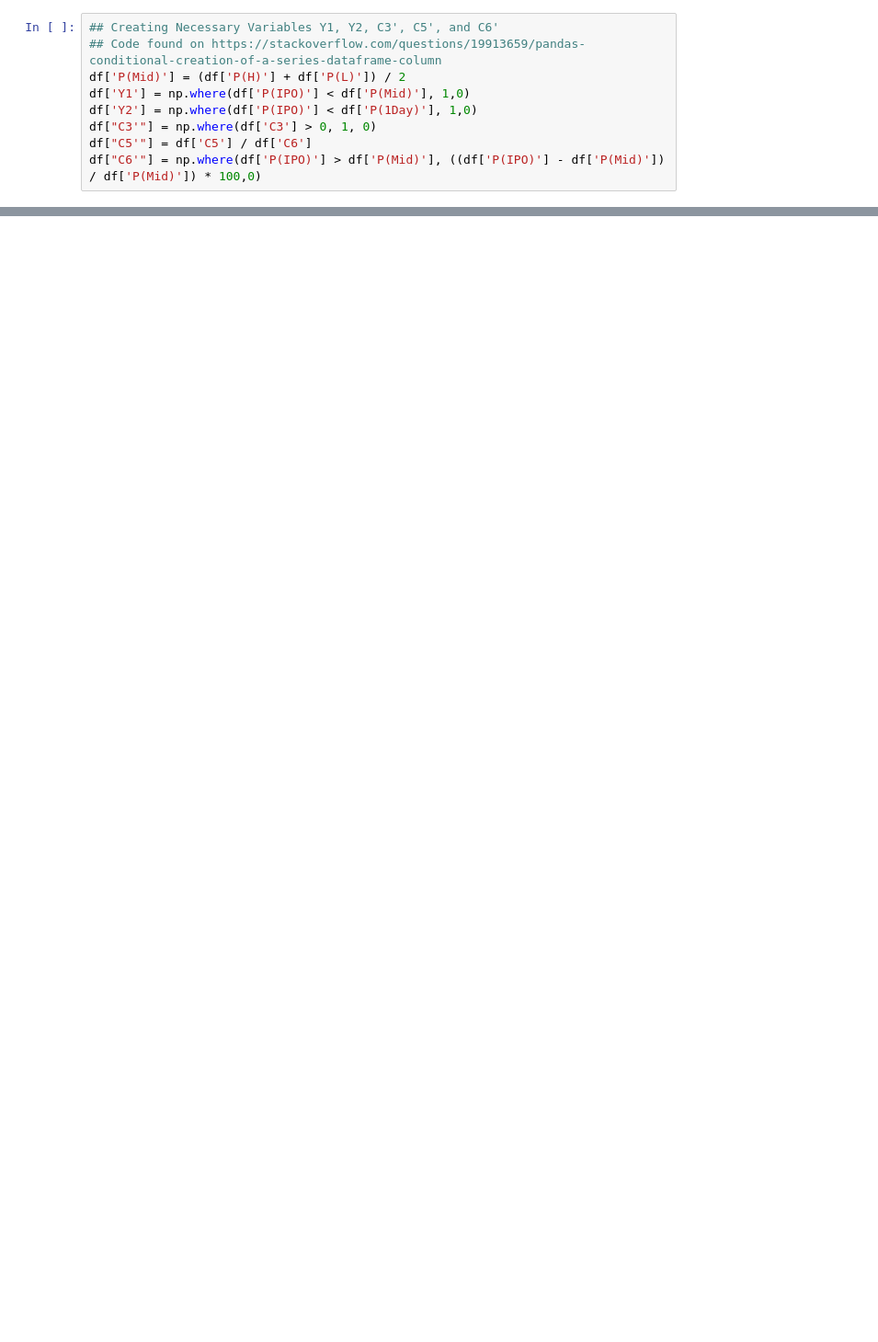
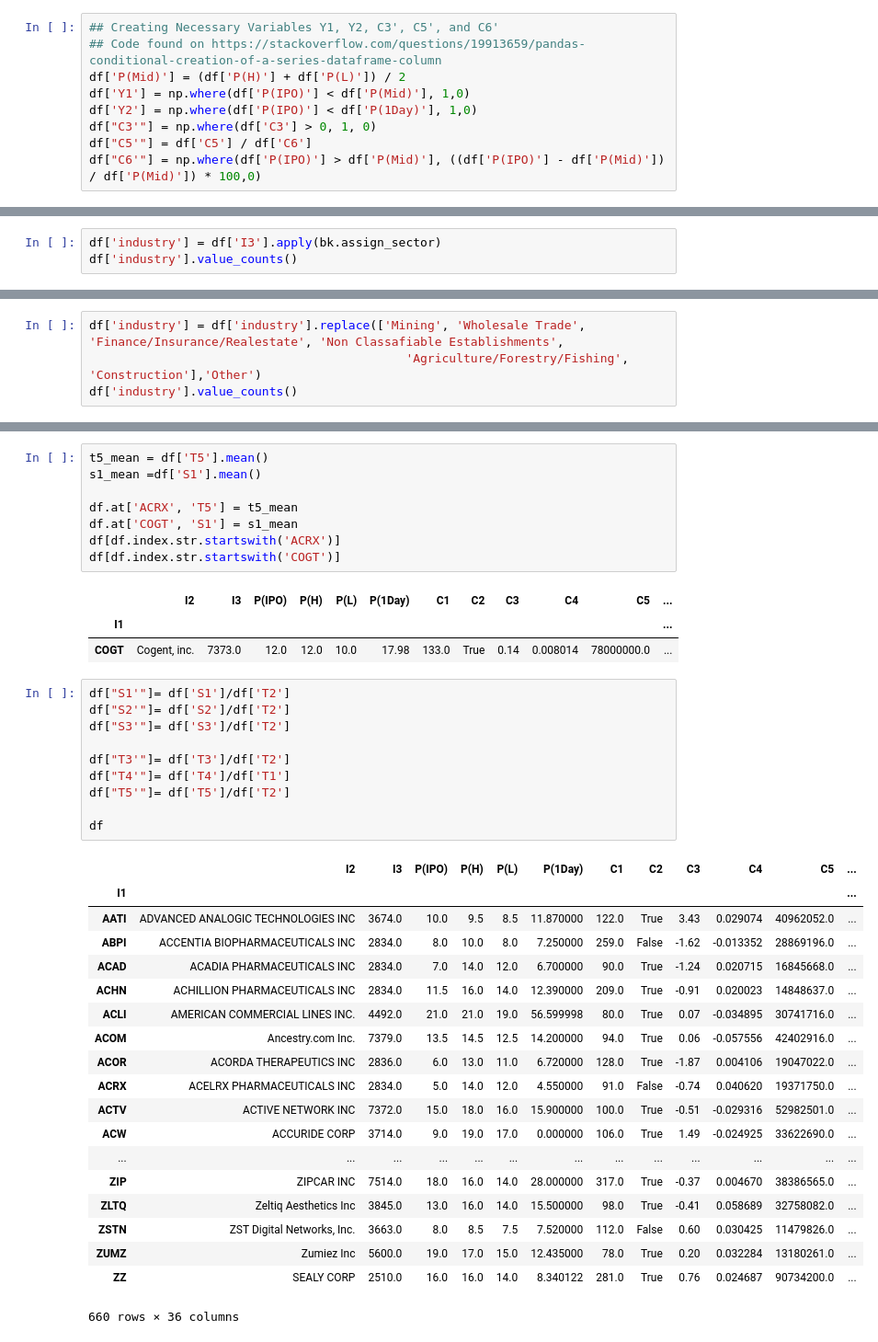
Before and after one commit to BA545-SP2019/2019-competition1-krb, a Jupyter notebook: main_Brian.ipynb, the cells around one changed output, grey strips where cells are left out. Shown at 92% size. Saved outputs shown, nothing was run; the diff lists cells and outputs as text; blank space fills up the shorter version.

```diff
--- a/main_Brian.ipynb
+++ b/main_Brian.ipynb
@@ -166,0 +168,3 @@ df.to_csv('outtest.csv')
+# %%
+df['industry'] = df['I3'].apply(bk.assign_sector)
+df['industry'].value_counts()
@@ -166,0 +183,4 @@ df.to_csv('outtest.csv')
+# %%
+df['industry'] = df['industry'].replace(['Mining', 'Wholesale Trade', 'Finance/Insurance/Realestate', 'Non Classafiable Establishments',
+                                            'Agriculture/Forestry/Fishing', 'Construction'],'Other')
+df['industry'].value_counts()
@@ -166,0 +194,42 @@ df.to_csv('outtest.csv')
+# %%
+t5_mean = df['T5'].mean()
+s1_mean =df['S1'].mean()
+
+df.at['ACRX', 'T5'] = t5_mean
+df.at['COGT', 'S1'] = s1_mean
+df[df.index.str.startswith('ACRX')]
+df[df.index.str.startswith('COGT')]
+# %% [output]
+|  | I2 | I3 | P(IPO) | P(H) | P(L) | P(1Day) | C1 | C2 | C3 | C4 | C5 | ... |
+| I1 |  |  |  |  |  |  |  |  |  |  |  | ... |
+| COGT | Cogent, inc. | 7373.0 | 12.0 | 12.0 | 10.0 | 17.98 | 133.0 | True | 0.14 | 0.008014 | 78000000.0 | ... |
+# %%
+df["S1'"]= df['S1']/df['T2']
+df["S2'"]= df['S2']/df['T2']
+df["S3'"]= df['S3']/df['T2']
+
+df["T3'"]= df['T3']/df['T2']
+df["T4'"]= df['T4']/df['T1']
+df["T5'"]= df['T5']/df['T2']
+
+df
+# %% [output]
+|  | I2 | I3 | P(IPO) | P(H) | P(L) | P(1Day) | C1 | C2 | C3 | C4 | C5 | ... |
+| I1 |  |  |  |  |  |  |  |  |  |  |  | ... |
+| AATI | ADVANCED ANALOGIC TECHNOLOGIES INC | 3674.0 | 10.0 | 9.5 | 8.5 | 11.870000 | 122.0 | True | 3.43 | 0.029074 | 40962052.0 | ... |
+| ABPI | ACCENTIA BIOPHARMACEUTICALS INC | 2834.0 | 8.0 | 10.0 | 8.0 | 7.250000 | 259.0 | False | -1.62 | -0.013352 | 28869196.0 | ... |
+| ACAD | ACADIA PHARMACEUTICALS INC | 2834.0 | 7.0 | 14.0 | 12.0 | 6.700000 | 90.0 | True | -1.24 | 0.020715 | 16845668.0 | ... |
+| ACHN | ACHILLION PHARMACEUTICALS INC | 2834.0 | 11.5 | 16.0 | 14.0 | 12.390000 | 209.0 | True | -0.91 | 0.020023 | 14848637.0 | ... |
+| ACLI | AMERICAN COMMERCIAL LINES INC. | 4492.0 | 21.0 | 21.0 | 19.0 | 56.599998 | 80.0 | True | 0.07 | -0.034895 | 30741716.0 | ... |
+| ACOM | Ancestry.com Inc. | 7379.0 | 13.5 | 14.5 | 12.5 | 14.200000 | 94.0 | True | 0.06 | -0.057556 | 42402916.0 | ... |
+| ACOR | ACORDA THERAPEUTICS INC | 2836.0 | 6.0 | 13.0 | 11.0 | 6.720000 | 128.0 | True | -1.87 | 0.004106 | 19047022.0 | ... |
+| ACRX | ACELRX PHARMACEUTICALS INC | 2834.0 | 5.0 | 14.0 | 12.0 | 4.550000 | 91.0 | False | -0.74 | 0.040620 | 19371750.0 | ... |
+| ACTV | ACTIVE NETWORK INC | 7372.0 | 15.0 | 18.0 | 16.0 | 15.900000 | 100.0 | True | -0.51 | -0.029316 | 52982501.0 | ... |
+| ACW | ACCURIDE CORP | 3714.0 | 9.0 | 19.0 | 17.0 | 0.000000 | 106.0 | True | 1.49 | -0.024925 | 33622690.0 | ... |
+| ... | ... | ... | ... | ... | ... | ... | ... | ... | ... | ... | ... | ... |
+| ZIP | ZIPCAR INC | 7514.0 | 18.0 | 16.0 | 14.0 | 28.000000 | 317.0 | True | -0.37 | 0.004670 | 38386565.0 | ... |
+| ZLTQ | Zeltiq Aesthetics Inc | 3845.0 | 13.0 | 16.0 | 14.0 | 15.500000 | 98.0 | True | -0.41 | 0.058689 | 32758082.0 | ... |
+| ZSTN | ZST Digital Networks, Inc. | 3663.0 | 8.0 | 8.5 | 7.5 | 7.520000 | 112.0 | False | 0.60 | 0.030425 | 11479826.0 | ... |
+| ZUMZ | Zumiez Inc | 5600.0 | 19.0 | 17.0 | 15.0 | 12.435000 | 78.0 | True | 0.20 | 0.032284 | 13180261.0 | ... |
+| ZZ | SEALY CORP | 2510.0 | 16.0 | 16.0 | 14.0 | 8.340122 | 281.0 | True | 0.76 | 0.024687 | 90734200.0 | ... |
+660 rows × 36 columns
```
Also changed, not shown: parts of 10 cells of this notebook, 1 other file.
